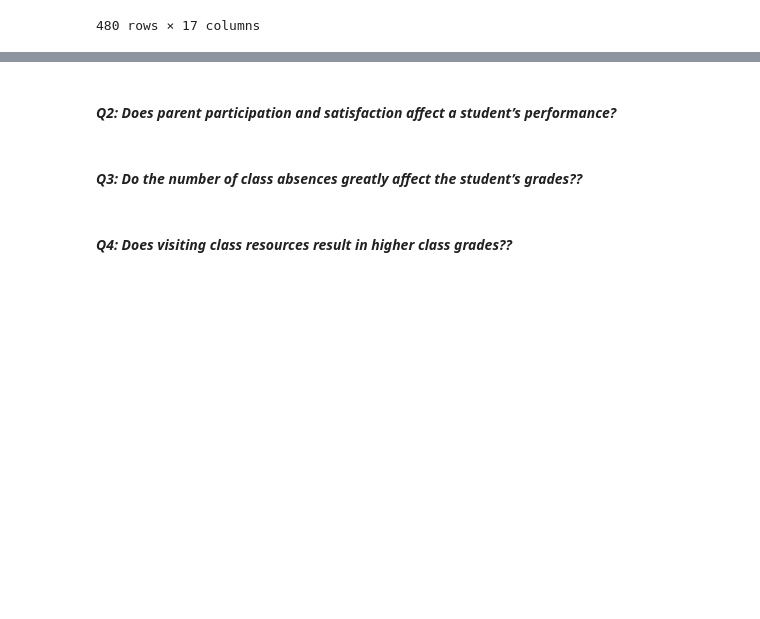
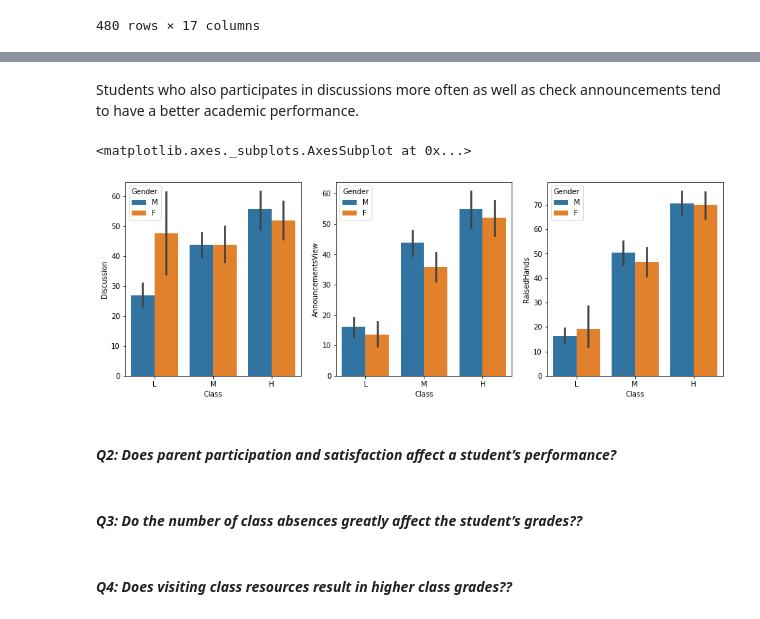
Before and after one commit to okaystephen/DATASCI-MCO, a Jupyter notebook: DATASCI_MCO.ipynb, the cells around one changed output, grey strips where cells are left out. Drawn from its saved outputs; the diff is of its cells as text; code cells hidden in the pictures; blank space fills up the shorter version.

```diff
--- a/DATASCI_MCO.ipynb
+++ b/DATASCI_MCO.ipynb
@@ -200,3 +244,13 @@ Now that we have cleaned our dataset, we can now proceed in analyzing our data a
+# %% [markdown]
+Students who also participates in discussions more often as well as check announcements tend to have a better academic performance.
+# %%
+fig, axarr  = plt.subplots(1,3,figsize=(15,5))
+sns.barplot(x='Class', y='Discussion', hue="Gender", order=['L','M','H'], data=q1_df,  ax=axarr[0])
+sns.barplot(x='Class', y='AnnouncementsView', hue="Gender", order=['L','M','H'], data=q1_df, ax=axarr[1])
+sns.barplot(x="Class", y="RaisedHands", hue="Gender", order=["L", "M", "H"], data=q1_df, ax=axarr[2])
+# %% [output]
+<matplotlib.axes._subplots.AxesSubplot at 0x...>
+[figure, added]
 # %% [markdown]
 #### ***Q2: Does parent participation and satisfaction affect a student’s performance?***
 # %% [markdown]
```
Also changed, not shown: parts of 8 cells of this notebook.
